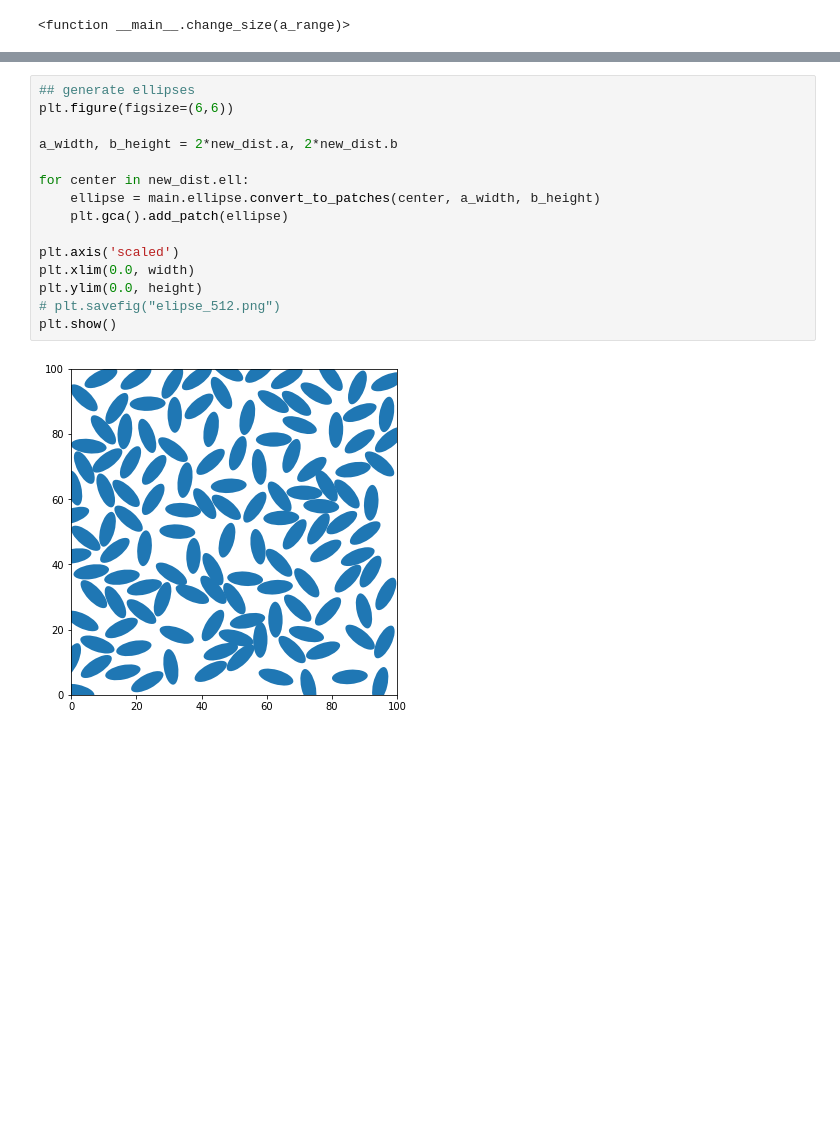
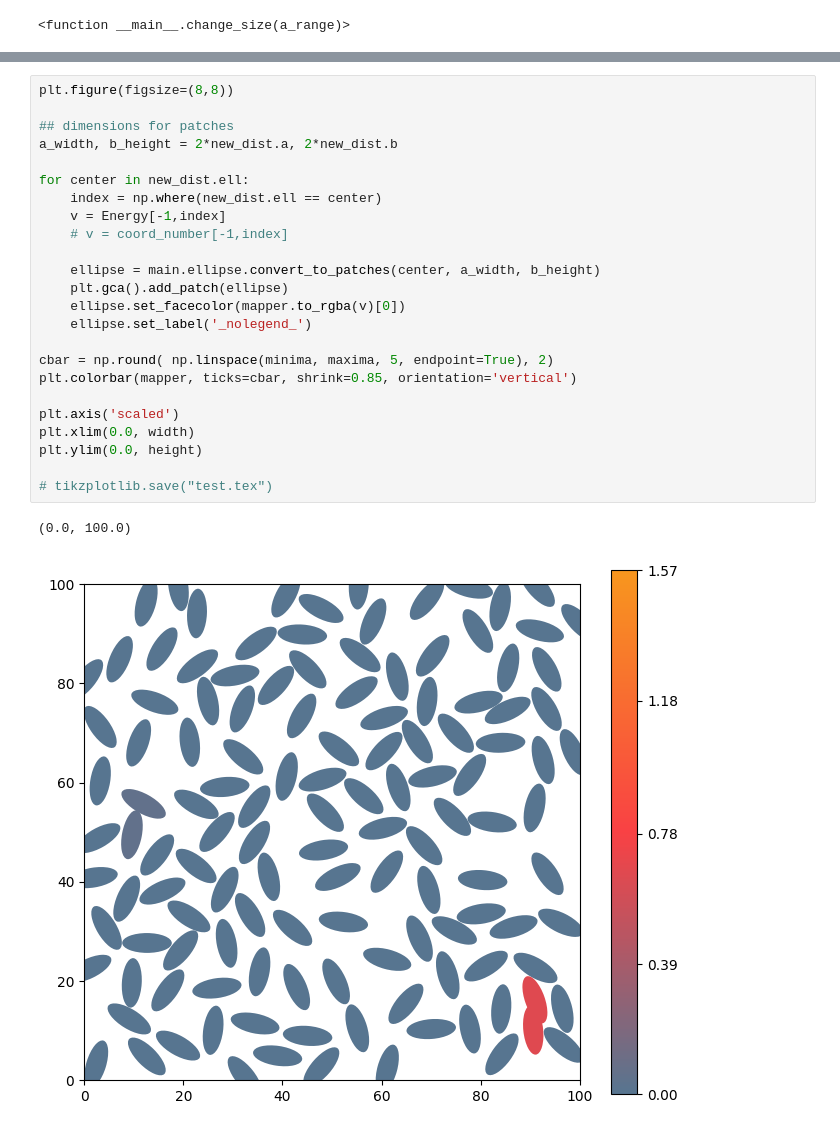
Before and after one commit to tinaaah/magistrska, a Jupyter notebook: code/mc.ipynb, the cells around one changed output, grey strips where cells are left out. Cells and saved outputs as stored; diff of their text form; blank space fills up the shorter version.

Commit message:
Fixed plot issues and added correlation function

```diff
--- a/code/mc.ipynb
+++ b/code/mc.ipynb
@@ -92,20 +111,30 @@ Energy, coord_number, accepted, rejected = new_dist.metropolis(in_proximity, n=1
 # %%
-## generate ellipses
-plt.figure(figsize=(6,6))
+plt.figure(figsize=(8,8))
 
+## dimensions for patches
 a_width, b_height = 2*new_dist.a, 2*new_dist.b
 
 for center in new_dist.ell:
+    index = np.where(new_dist.ell == center)
+    v = Energy[-1,index]
+    # v = coord_number[-1,index]
+
     ellipse = main.ellipse.convert_to_patches(center, a_width, b_height)
     plt.gca().add_patch(ellipse)
+    ellipse.set_facecolor(mapper.to_rgba(v)[0])
+    ellipse.set_label('_nolegend_')
+
+cbar = np.round( np.linspace(minima, maxima, 5, endpoint=True), 2)
+plt.colorbar(mapper, ticks=cbar, shrink=0.85, orientation='vertical')
 
 plt.axis('scaled')
 plt.xlim(0.0, width)
 plt.ylim(0.0, height)
-# plt.savefig("elipse_512.png")
-plt.show()
+
+# tikzplotlib.save("test.tex")
 # %% [output]
+(0.0, 100.0)
-[figure, old version]
+[figure, new version]
 # %%
 ## check parametres
 x = np.arange(len(Energy[:,0]))
```
Also changed, not shown: parts of 13 cells of this notebook, 4 other files.
